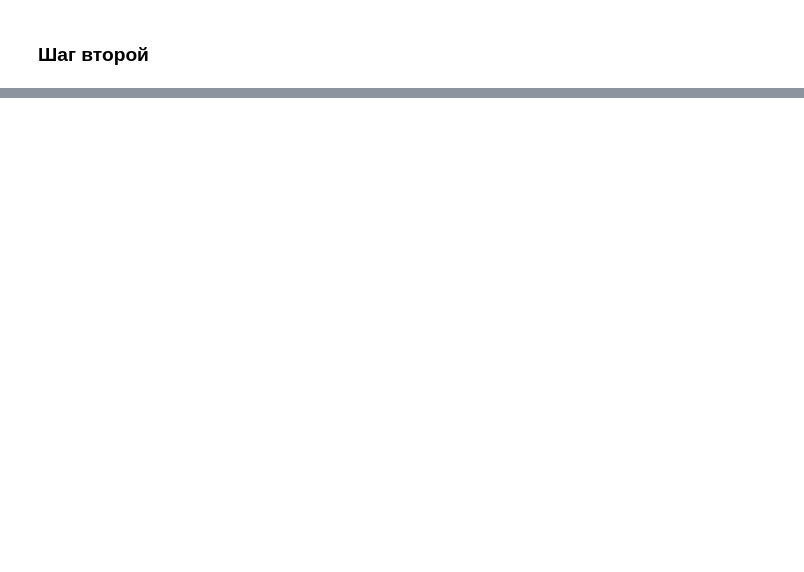
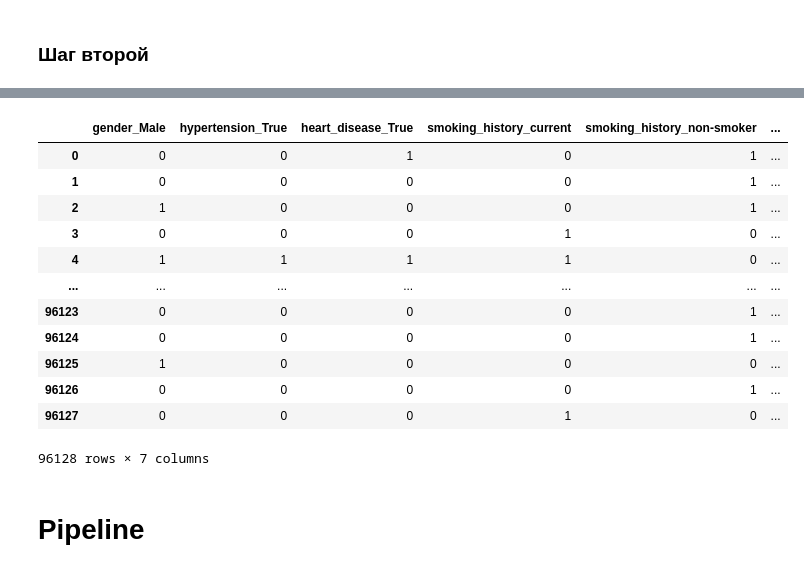
Before and after one commit to synrocka/Diabetes-Prediction, a Jupyter notebook: main.ipynb, the cells around one changed output, grey strips where cells are left out. Drawn from its saved outputs; the diff is of its cells as text; code cells hidden in the pictures; blank space fills up the shorter version.

```diff
--- a/main.ipynb
+++ b/main.ipynb
@@ -382,0 +390,4 @@ df_ordinal
+# %%
+ohe = OneHotEncoder(drop='if_binary', handle_unknown='ignore', sparse_output=False)
+
+ohe.fit(df[cat_columns]);
@@ -382,0 +402,21 @@ df_ordinal
+# %%
+ohe_feat = ohe.transform(df[cat_columns])
+
+df_ohe = pd.DataFrame(ohe_feat, columns=ohe.get_feature_names_out()).astype(int)
+df_ohe
+# %% [output]
+|  | gender_Male | hypertension_True | heart_disease_True | smoking_history_current | smoking_history_non-smoker | ... |
+| 0 | 0 | 0 | 1 | 0 | 1 | ... |
+| 1 | 0 | 0 | 0 | 0 | 1 | ... |
+| 2 | 1 | 0 | 0 | 0 | 1 | ... |
+| 3 | 0 | 0 | 0 | 1 | 0 | ... |
+| 4 | 1 | 1 | 1 | 1 | 0 | ... |
+| ... | ... | ... | ... | ... | ... | ... |
+| 96123 | 0 | 0 | 0 | 0 | 1 | ... |
+| 96124 | 0 | 0 | 0 | 0 | 1 | ... |
+| 96125 | 1 | 0 | 0 | 0 | 0 | ... |
+| 96126 | 0 | 0 | 0 | 0 | 1 | ... |
+| 96127 | 0 | 0 | 0 | 1 | 0 | ... |
+96128 rows × 7 columns
+# %% [markdown]
+# Pipeline
```
Also changed, not shown: parts of 19 cells of this notebook.
